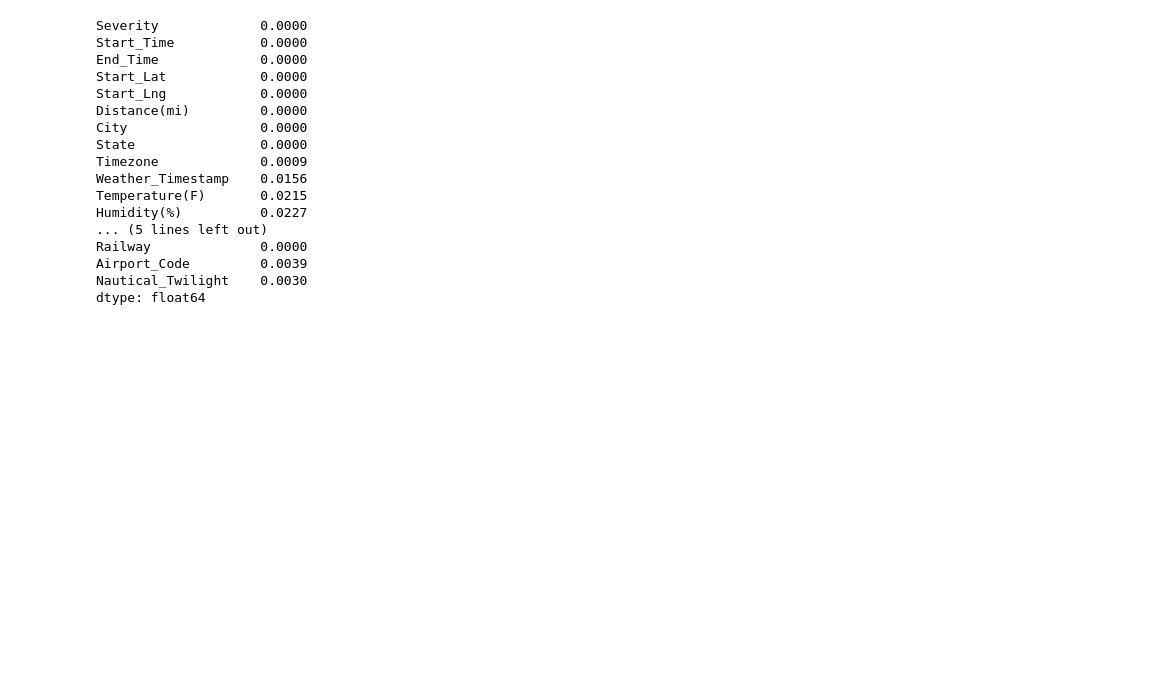
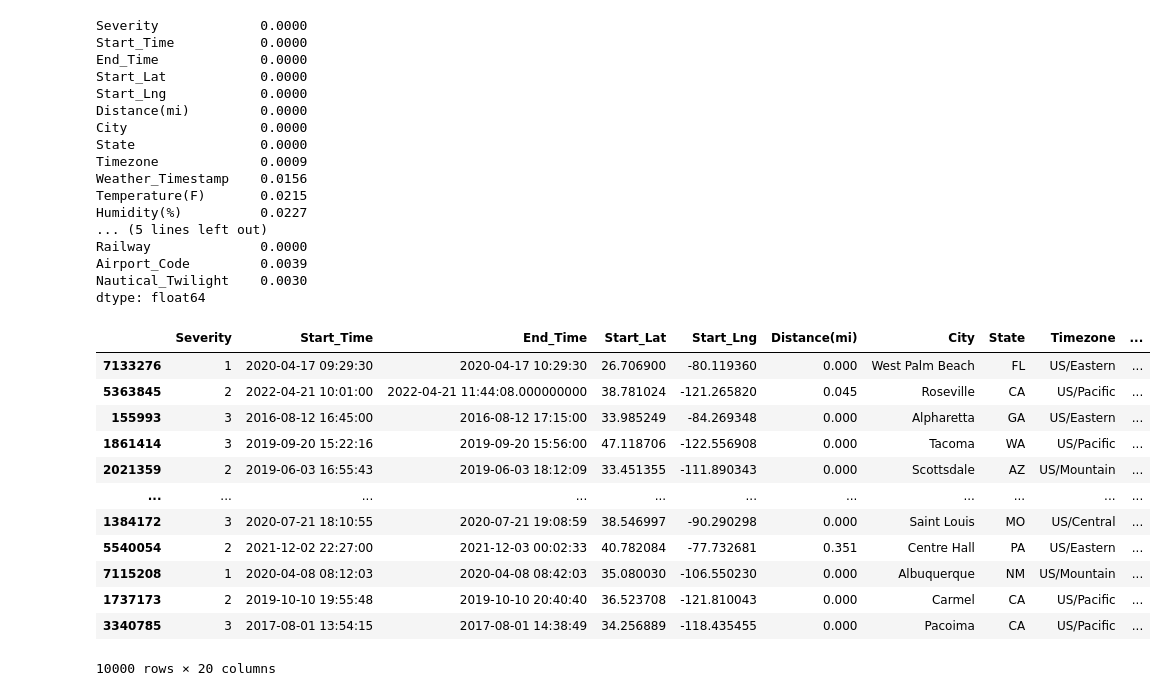
Before and after one commit to saharshhhh/Accident_Severity_Prediction-, a Jupyter notebook: temp.ipynb, the cells around one changed output. Cells and saved outputs as stored; diff of their text form; code cells hidden in the pictures; blank space fills up the shorter version.

```diff
--- a/temp.ipynb
+++ b/temp.ipynb
@@ -225,0 +220,16 @@ dtype: float64
+# %%
+dd
+# %% [output]
+|  | Severity | Start_Time | End_Time | Start_Lat | Start_Lng | Distance(mi) | City | State | Timezone | ... |
+| 7133276 | 1 | 2020-04-17 09:29:30 | 2020-04-17 10:29:30 | 26.706900 | -80.119360 | 0.000 | West Palm Beach | FL | US/Eastern | ... |
+| 5363845 | 2 | 2022-04-21 10:01:00 | 2022-04-21 11:44:08.000000000 | 38.781024 | -121.265820 | 0.045 | Roseville | CA | US/Pacific | ... |
+| 155993 | 3 | 2016-08-12 16:45:00 | 2016-08-12 17:15:00 | 33.985249 | -84.269348 | 0.000 | Alpharetta | GA | US/Eastern | ... |
+| 1861414 | 3 | 2019-09-20 15:22:16 | 2019-09-20 15:56:00 | 47.118706 | -122.556908 | 0.000 | Tacoma | WA | US/Pacific | ... |
+| 2021359 | 2 | 2019-06-03 16:55:43 | 2019-06-03 18:12:09 | 33.451355 | -111.890343 | 0.000 | Scottsdale | AZ | US/Mountain | ... |
+| ... | ... | ... | ... | ... | ... | ... | ... | ... | ... | ... |
+| 1384172 | 3 | 2020-07-21 18:10:55 | 2020-07-21 19:08:59 | 38.546997 | -90.290298 | 0.000 | Saint Louis | MO | US/Central | ... |
+| 5540054 | 2 | 2021-12-02 22:27:00 | 2021-12-03 00:02:33 | 40.782084 | -77.732681 | 0.351 | Centre Hall | PA | US/Eastern | ... |
+| 7115208 | 1 | 2020-04-08 08:12:03 | 2020-04-08 08:42:03 | 35.080030 | -106.550230 | 0.000 | Albuquerque | NM | US/Mountain | ... |
+| 1737173 | 2 | 2019-10-10 19:55:48 | 2019-10-10 20:40:40 | 36.523708 | -121.810043 | 0.000 | Carmel | CA | US/Pacific | ... |
+| 3340785 | 3 | 2017-08-01 13:54:15 | 2017-08-01 14:38:49 | 34.256889 | -118.435455 | 0.000 | Pacoima | CA | US/Pacific | ... |
+10000 rows × 20 columns
```
Also changed, not shown: parts of 17 cells of this notebook, 2 other files.
